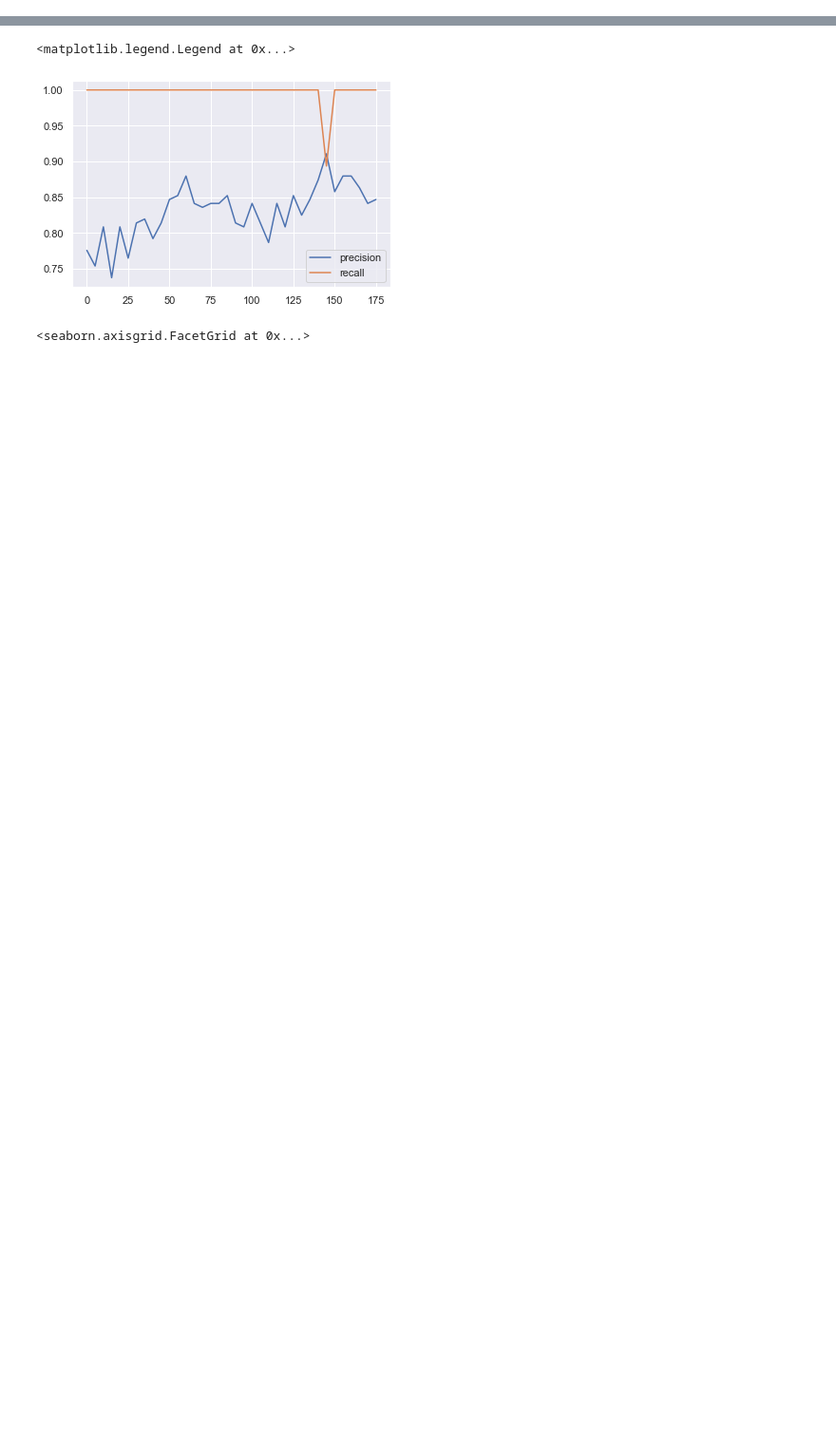
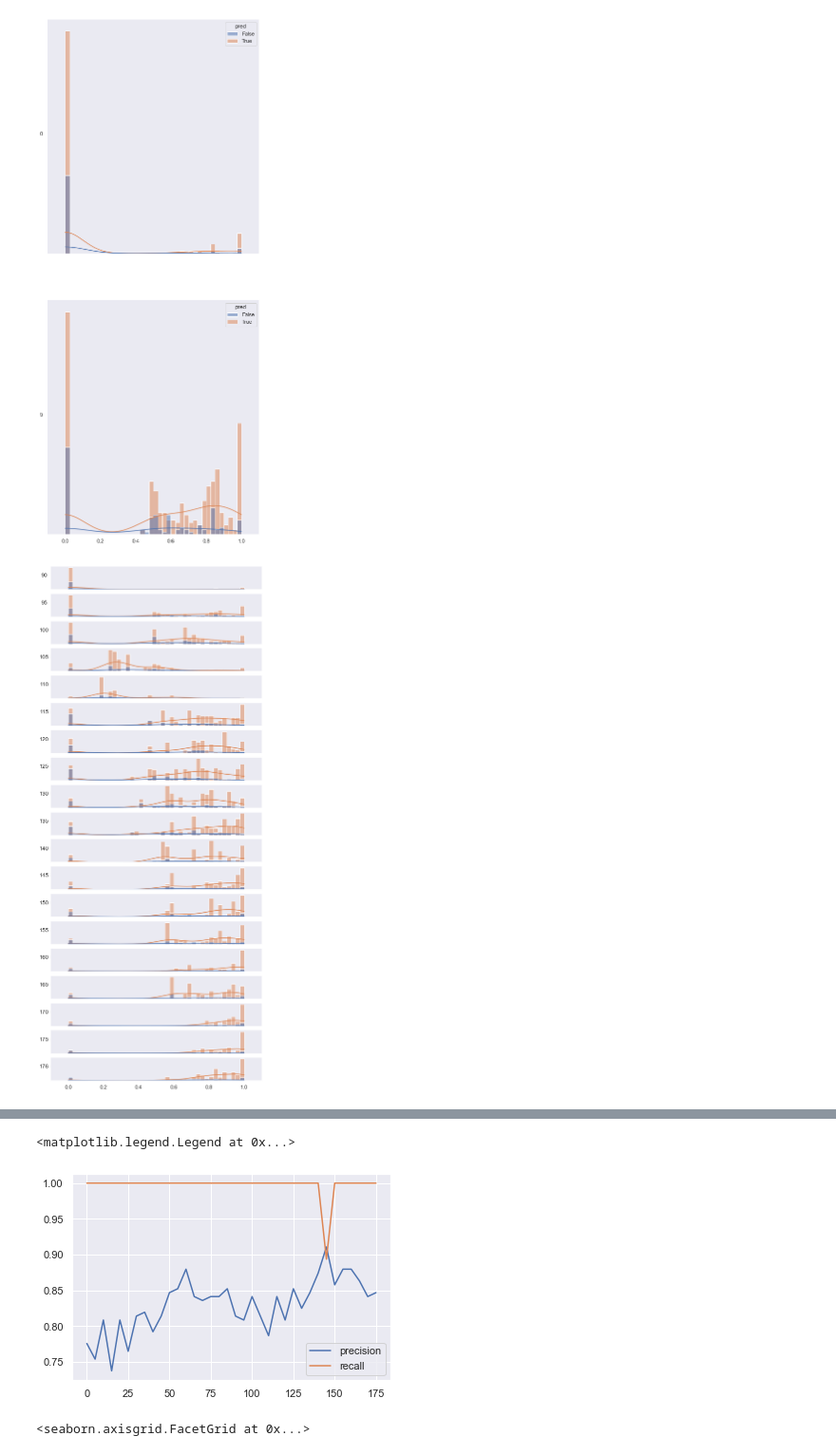
Before and after one commit to tdavislab/TopoBERT, a Jupyter notebook: notebooks/test-attachment-prediction.ipynb, the cells around one changed output, grey strips where cells are left out. Shown at 95% size. Drawn from its saved outputs; the diff is of its cells as text; code cells hidden in the pictures; blank space fills up the shorter version.

```diff
--- a/notebooks/test-attachment-prediction.ipynb
+++ b/notebooks/test-attachment-prediction.ipynb
@@ -127,3 +157,46 @@ def get_test_attach_features(point_id, graph, method='entropy'):
+# %%
+# plot the distribution of purity where pred=True and pred=False
+fig, axes = plt.subplots(nrows=len(purity_dfs[0:2]), ncols=1, figsize=(8, 20), sharex=True)
+for i, ax in enumerate(axes):
+    df = purity_dfs[i]
+
+    # sns.distplot(df[df['pred'] == True]['purity'], label='True', bins=40, norm_hist=True, ax=ax)
+    # sns.distplot(df[df['pred'] == False]['purity'], label='False', bins=40, norm_hist=True, ax=ax)
+    # sns.histplot(df[df['pred'] == True]['purity'], label='True', bins=40, stat='density', ax=ax, kde=True)
+    # sns.histplot(df[df['pred'] == False]['purity'], label='False', bins=40, stat='density', ax=ax, kde=True)
+    sns.histplot(df, x='purity', hue='pred', ax=ax, kde=True, legend=True, bins=40, stat='percent')
+
+    ax.grid(False)
+    ax.set_xlabel('')
+    ax.set_xlim(-0.1, 1.1)
+    ax.set_ylabel(EPOCHS[i], rotation=0)
+    ax.set_yticklabels([])
+    ax.spines['top'].set_visible(False)
+    ax.spines['right'].set_visible(False)
+    ax.spines['left'].set_visible(False)
+
+
+fig, axes = plt.subplots(nrows=len(purity_dfs[18:]), ncols=1, figsize=(8, 20), sharex=True)
+for i, ax in enumerate(axes):
+    df = purity_dfs[i]
+
+    # sns.distplot(df[df['pred'] == True]['purity'], label='True', bins=40, norm_hist=True, ax=ax)
+    # sns.distplot(df[df['pred'] == False]['purity'], label='False', bins=40, norm_hist=True, ax=ax)
+    # sns.histplot(df[df['pred'] == True]['purity'], label='True', bins=40, stat='density', ax=ax, kde=True)
+    # sns.histplot(df[df['pred'] == False]['purity'], label='False', bins=40, stat='density', ax=ax, kde=True)
+    sns.histplot(df, x='purity', hue='pred', ax=ax, kde=True, legend=False, bins=40, stat='percent')
+
+    ax.grid(False)
+    ax.set_xlabel('')
+    ax.set_xlim(-0.1, 1.1)
+    ax.set_ylabel(EPOCHS[18 + i], rotation=0)
+    ax.set_yticklabels([])
+    ax.spines['top'].set_visible(False)
+    ax.spines['right'].set_visible(False)
+    ax.spines['left'].set_visible(False)
+# %% [output]
+[figure, added]
+[figure, added]
 # %%
 purity_dfs = []
 precisions, recalls, f1s = [], [], []
```
Also changed, not shown: parts of 7 cells of this notebook, 11 other files.
